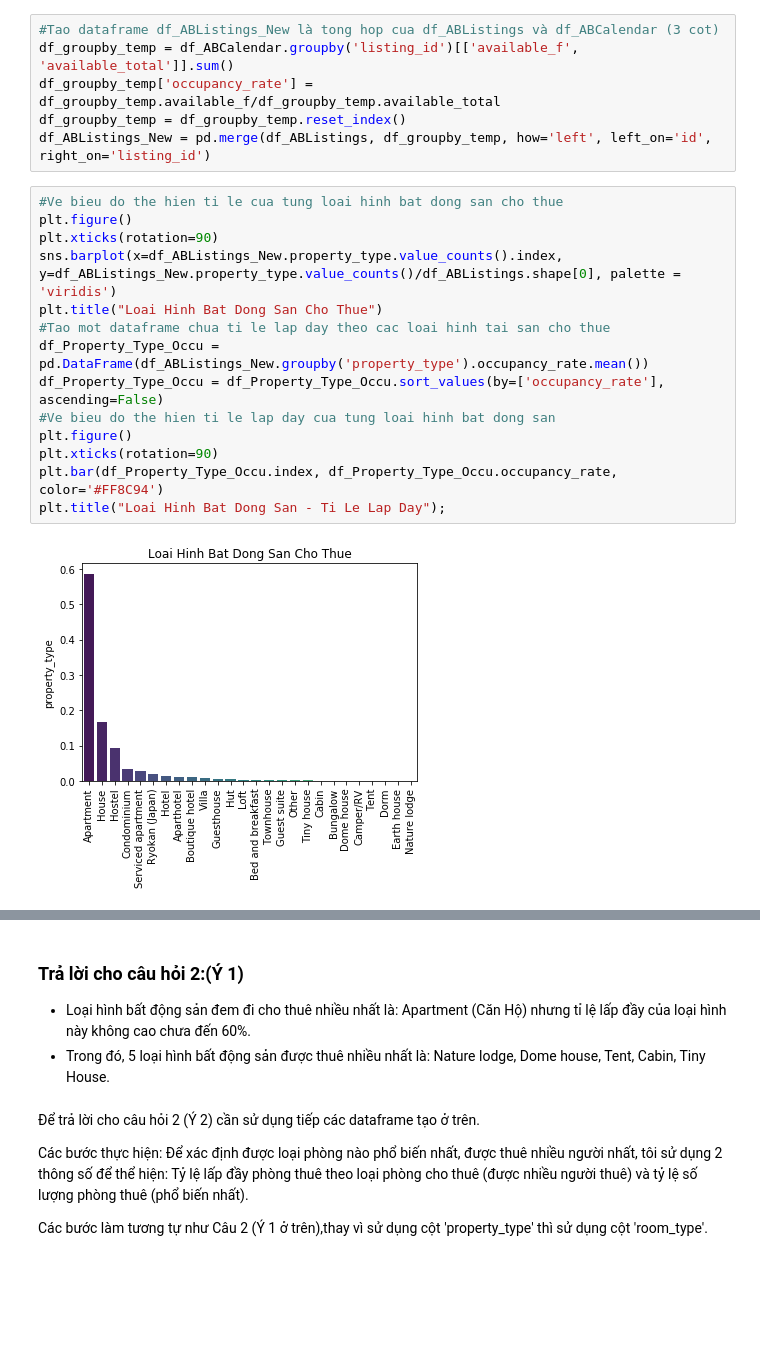
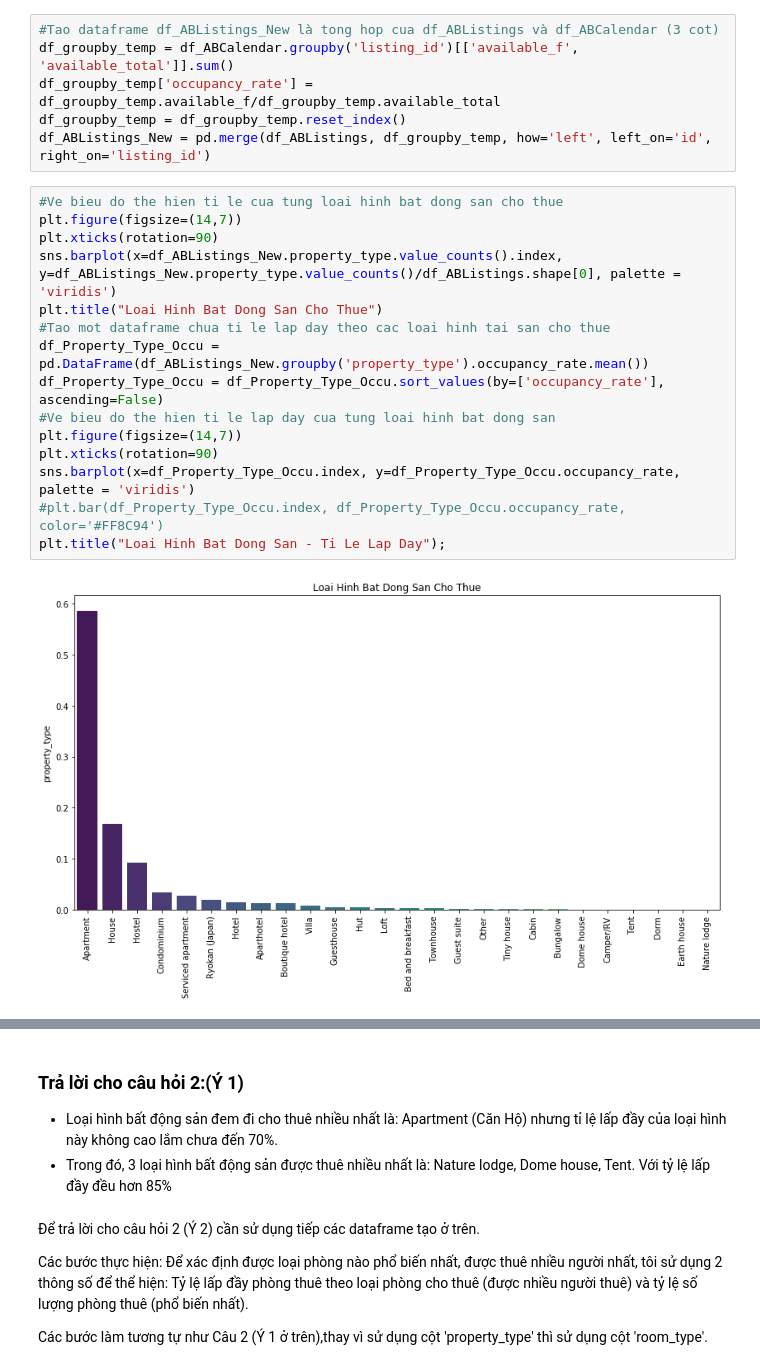
Before and after one commit to Tuyetmayy2410/LTKHDL_FinalProject, a Jupyter notebook: 1712892-NguyenThiTuyet.ipynb, the cells around one changed output, grey strips where cells are left out. Cells and saved outputs as stored; diff of their text form; blank space fills up the shorter version.

```diff
--- a/1712892-NguyenThiTuyet.ipynb
+++ b/1712892-NguyenThiTuyet.ipynb
@@ -613,17 +616,18 @@ df_groupby_temp = df_groupby_temp.reset_index()
 df_ABListings_New = pd.merge(df_ABListings, df_groupby_temp, how='left', left_on='id', right_on='listing_id')
 # %%
 #Ve bieu do the hien ti le cua tung loai hinh bat dong san cho thue
-plt.figure()
+plt.figure(figsize=(14,7))
 plt.xticks(rotation=90)
 sns.barplot(x=df_ABListings_New.property_type.value_counts().index, y=df_ABListings_New.property_type.value_counts()/df_ABListings.shape[0], palette = 'viridis')
 plt.title("Loai Hinh Bat Dong San Cho Thue")
 #Tao mot dataframe chua ti le lap day theo cac loai hinh tai san cho thue
 df_Property_Type_Occu = pd.DataFrame(df_ABListings_New.groupby('property_type').occupancy_rate.mean())
 df_Property_Type_Occu = df_Property_Type_Occu.sort_values(by=['occupancy_rate'], ascending=False)
 #Ve bieu do the hien ti le lap day cua tung loai hinh bat dong san
-plt.figure()
+plt.figure(figsize=(14,7))
 plt.xticks(rotation=90)
-plt.bar(df_Property_Type_Occu.index, df_Property_Type_Occu.occupancy_rate, color='#FF8C94')
+sns.barplot(x=df_Property_Type_Occu.index, y=df_Property_Type_Occu.occupancy_rate, palette = 'viridis')
+#plt.bar(df_Property_Type_Occu.index, df_Property_Type_Occu.occupancy_rate, color='#FF8C94')
 plt.title("Loai Hinh Bat Dong San - Ti Le Lap Day");
 # %% [output]
-[figure, old version]
+[figure, new version]
@@ -631,8 +635,8 @@ plt.title("Loai Hinh Bat Dong San - Ti Le Lap Day");
 # %% [markdown]
 ### Trả lời cho câu hỏi 2:(Ý 1)
 
-- Loại hình bất động sản đem đi cho thuê nhiều nhất là: Apartment (Căn Hộ) nhưng tỉ lệ lấp đầy của loại hình này không cao chưa đến 60%.
-- Trong đó, 5 loại hình bất động sản được thuê nhiều nhất là: Nature lodge, Dome house, Tent, Cabin, Tiny House.
+- Loại hình bất động sản đem đi cho thuê nhiều nhất là: Apartment (Căn Hộ) nhưng tỉ lệ lấp đầy của loại hình này không cao lắm chưa đến 70%.
+- Trong đó, 3 loại hình bất động sản được thuê nhiều nhất là: Nature lodge, Dome house, Tent. Với tỷ lệ lấp đầy đều hơn 85%
 # %% [markdown]
 Để trả lời cho câu hỏi 2 (Ý 2) cần sử dụng tiếp các dataframe tạo ở trên.
 
```
Also changed, not shown: parts of 15 cells of this notebook.
